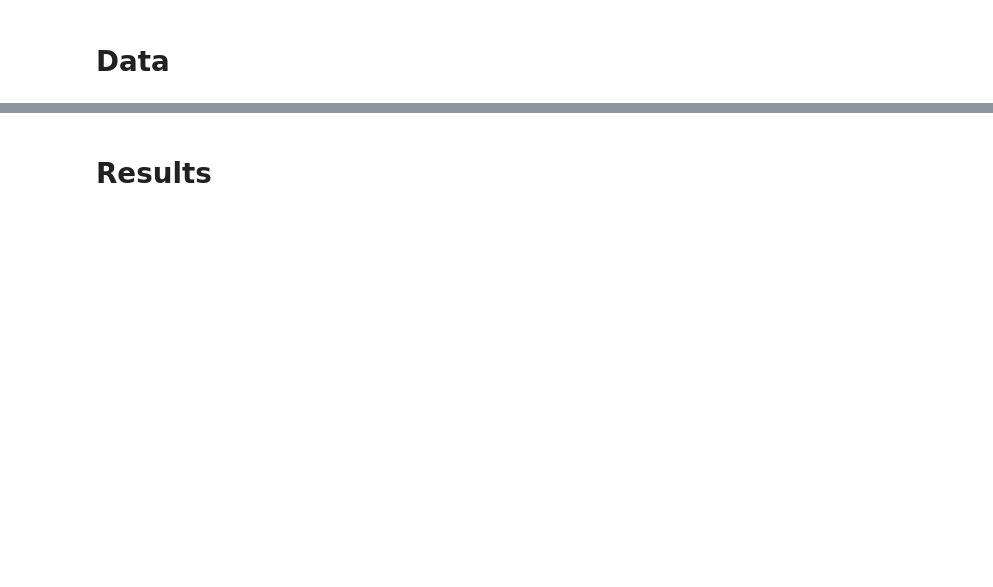
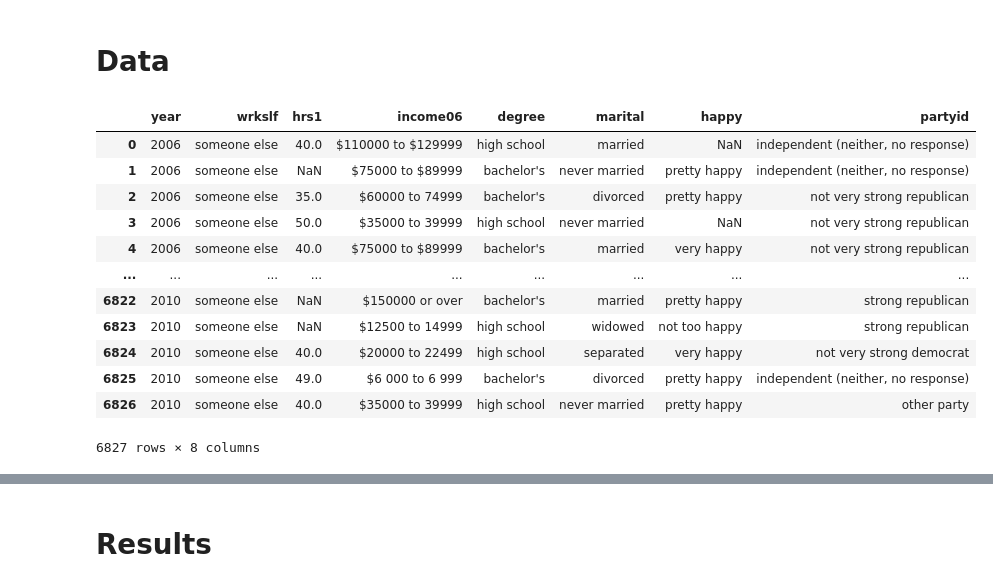
Before and after one commit to ayshahussen/project_gss, a Jupyter notebook: Project1_draft.ipynb, the cells around one changed output, grey strips where cells are left out. Saved outputs shown, nothing was run; the diff lists cells and outputs as text; code cells hidden in the pictures; blank space fills up the shorter version.

```diff
--- a/Project1_draft.ipynb
+++ b/Project1_draft.ipynb
@@ -9,3 +13,30 @@
 # %% [markdown]
 # Data
+# %%
+import pandas as pd
+import numpy as np
+import seaborn as sns
+import matplotlib.pylab as plt
+
+gss = pd.read_parquet("https://github.com/DS3001/project_gss/raw/main/gss_chunk_3.parquet")
+gss = gss.dropna(how = "all")
+
+filt = gss.filter(items = ["year", "occ" "wrkstat", "wrkslf", "hrs1", "income06",
+                           "degree", "marital", "happy", "partyid"],axis=1)
+yrgss = filt[(filt["year"] == 2006) | (filt["year"] == 2008) | (filt["year"] == 2010)]
+yrgss
+# %% [output]
+|  | year | wrkslf | hrs1 | income06 | degree | marital | happy | partyid |
+| 0 | 2006 | someone else | 40.0 | $110000 to $129999 | high school | married | NaN | independent (neither, no response) |
+| 1 | 2006 | someone else | NaN | $75000 to $89999 | bachelor's | never married | pretty happy | independent (neither, no response) |
+| 2 | 2006 | someone else | 35.0 | $60000 to 74999 | bachelor's | divorced | pretty happy | not very strong republican |
+| 3 | 2006 | someone else | 50.0 | $35000 to 39999 | high school | never married | NaN | not very strong republican |
+| 4 | 2006 | someone else | 40.0 | $75000 to $89999 | bachelor's | married | very happy | not very strong republican |
+| ... | ... | ... | ... | ... | ... | ... | ... | ... |
+| 6822 | 2010 | someone else | NaN | $150000 or over | bachelor's | married | pretty happy | strong republican |
+| 6823 | 2010 | someone else | NaN | $12500 to 14999 | high school | widowed | not too happy | strong republican |
+| 6824 | 2010 | someone else | 40.0 | $20000 to 22499 | high school | separated | very happy | not very strong democrat |
+| 6825 | 2010 | someone else | 49.0 | $6 000 to 6 999 | bachelor's | divorced | pretty happy | independent (neither, no response) |
+| 6826 | 2010 | someone else | 40.0 | $35000 to 39999 | high school | never married | pretty happy | other party |
+6827 rows × 8 columns
 # %% [markdown]
```
Also changed, not shown: parts of 5 cells of this notebook.
